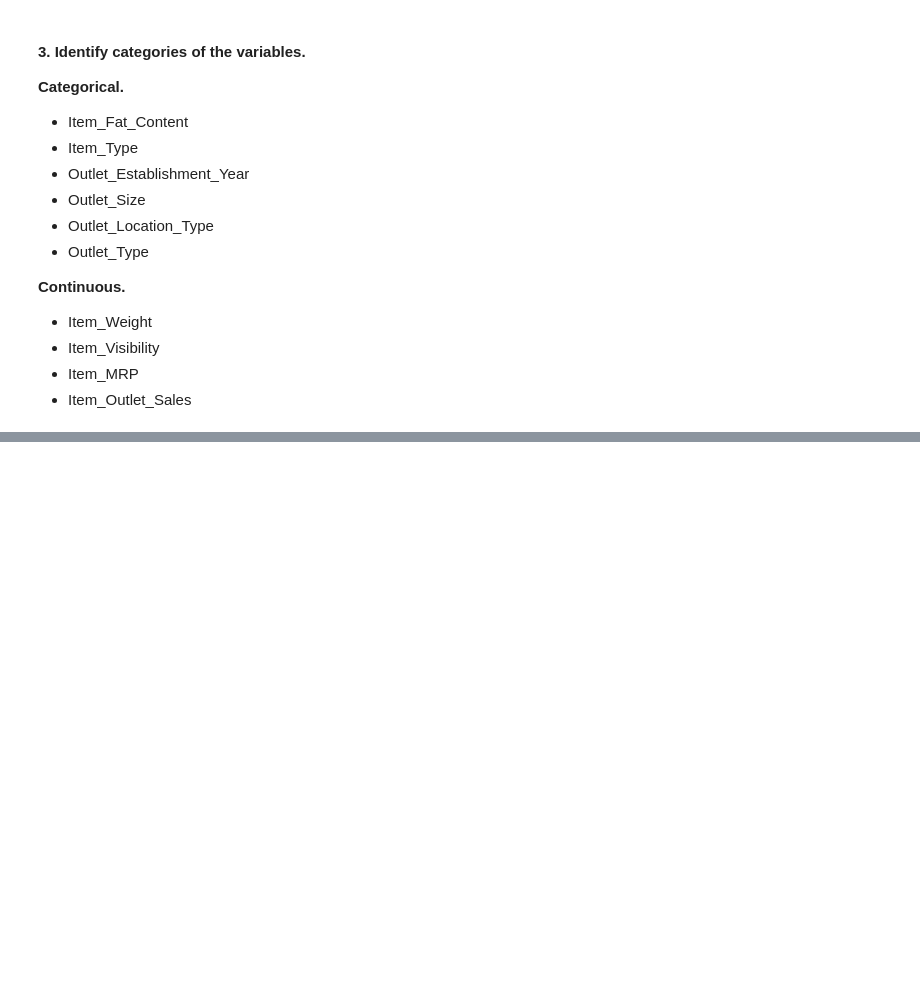
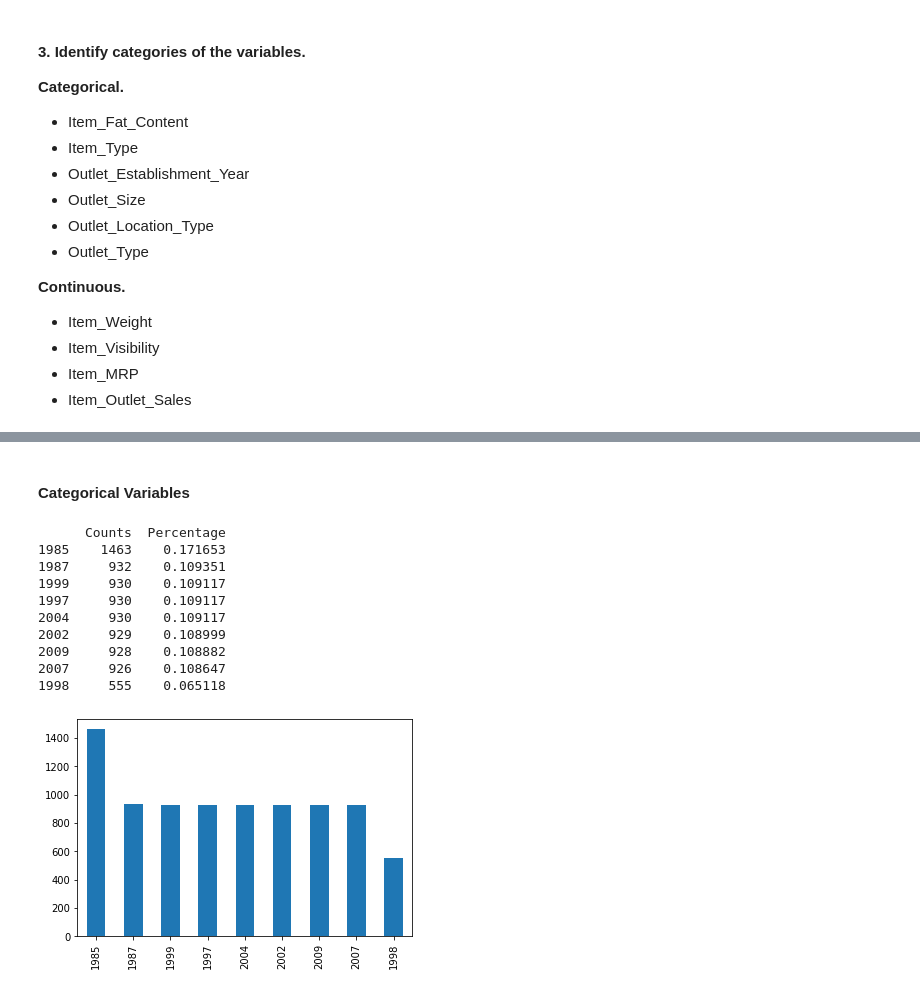
Before and after one commit to ibacaraujo/learning-path-data-scientist, a Jupyter notebook: big_mart_sales.ipynb, the cells around one changed output, grey strips where cells are left out. Saved outputs shown, nothing was run; the diff lists cells and outputs as text; code cells hidden in the pictures; blank space fills up the shorter version.

```diff
--- a/big_mart_sales.ipynb
+++ b/big_mart_sales.ipynb
@@ -115,0 +150,23 @@ Index(['Item_Identifier', 'Item_Weight', 'Item_Fat_Content', 'Item_Visibility',
+# %% [markdown]
+#### Categorical Variables
+# %%
+def analyze_categorical(variable, df):
+    counts = pd.concat((df[variable].value_counts(), df[variable].value_counts(normalize=True)),
+              axis=1, keys=('Counts', 'Percentage'))
+    print(counts)
+    df[variable].value_counts().plot.bar()
+    plt.show()
+# %%
+analyze_categorical('Outlet_Establishment_Year', train)
+# %% [output]
+      Counts  Percentage
+1985    1463    0.171653
+1987     932    0.109351
+1999     930    0.109117
+1997     930    0.109117
+2004     930    0.109117
+2002     929    0.108999
+2009     928    0.108882
+2007     926    0.108647
+1998     555    0.065118
+[figure, added]
```
Also changed, not shown: parts of 8 cells of this notebook.
